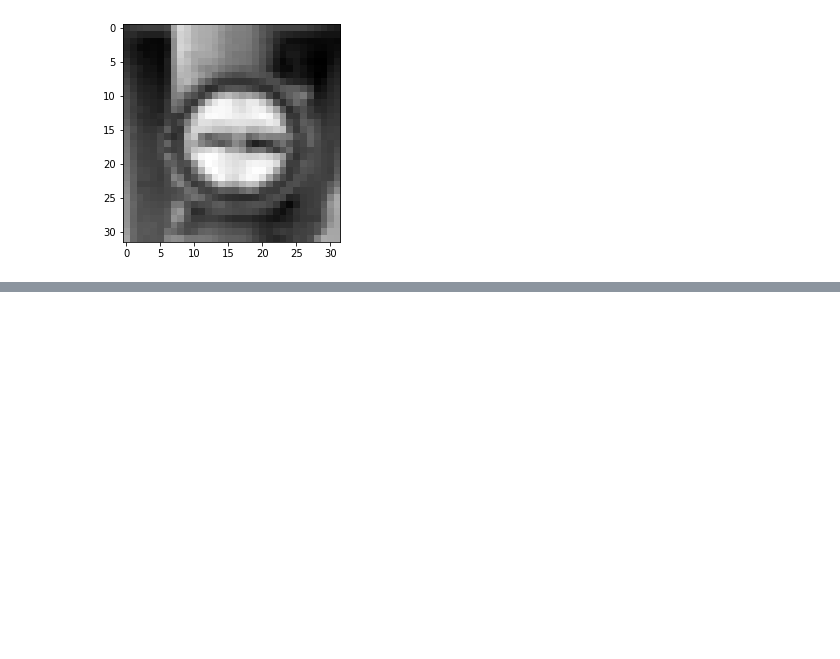
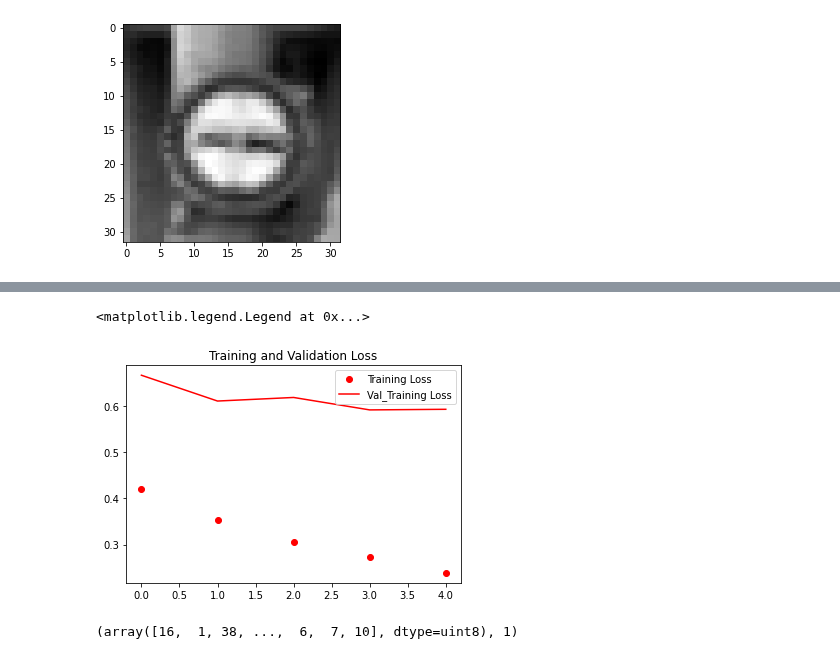
Before and after one commit to Srinivas1043/traffic-sign-class-le-net, a Jupyter notebook: Le Net Model.ipynb, the cells around one changed output, grey strips where cells are left out. Saved outputs shown, nothing was run; the diff lists cells and outputs as text; code cells hidden in the pictures; blank space fills up the shorter version.

```diff
--- a/Le Net Model.ipynb
+++ b/Le Net Model.ipynb
@@ -125,0 +158,10 @@ Epoch 3/5
+# %%
+epochs = range(len(loss))
+plt.plot(epochs, loss, 'ro', label = 'Training Loss')
+plt.plot(epochs, val_loss, 'r', label = 'Val_Training Loss')
+
+plt.title('Training and Validation Loss')
+plt.legend()
+# %% [output]
+<matplotlib.legend.Legend at 0x...>
+[figure, added]
@@ -125,0 +171,4 @@ Epoch 3/5
+# %%
+y_true, predicted_classes[1]
+# %% [output]
+(array([16,  1, 38, ...,  6,  7, 10], dtype=uint8), 1)
```
Also changed, not shown: parts of 10 cells of this notebook.
